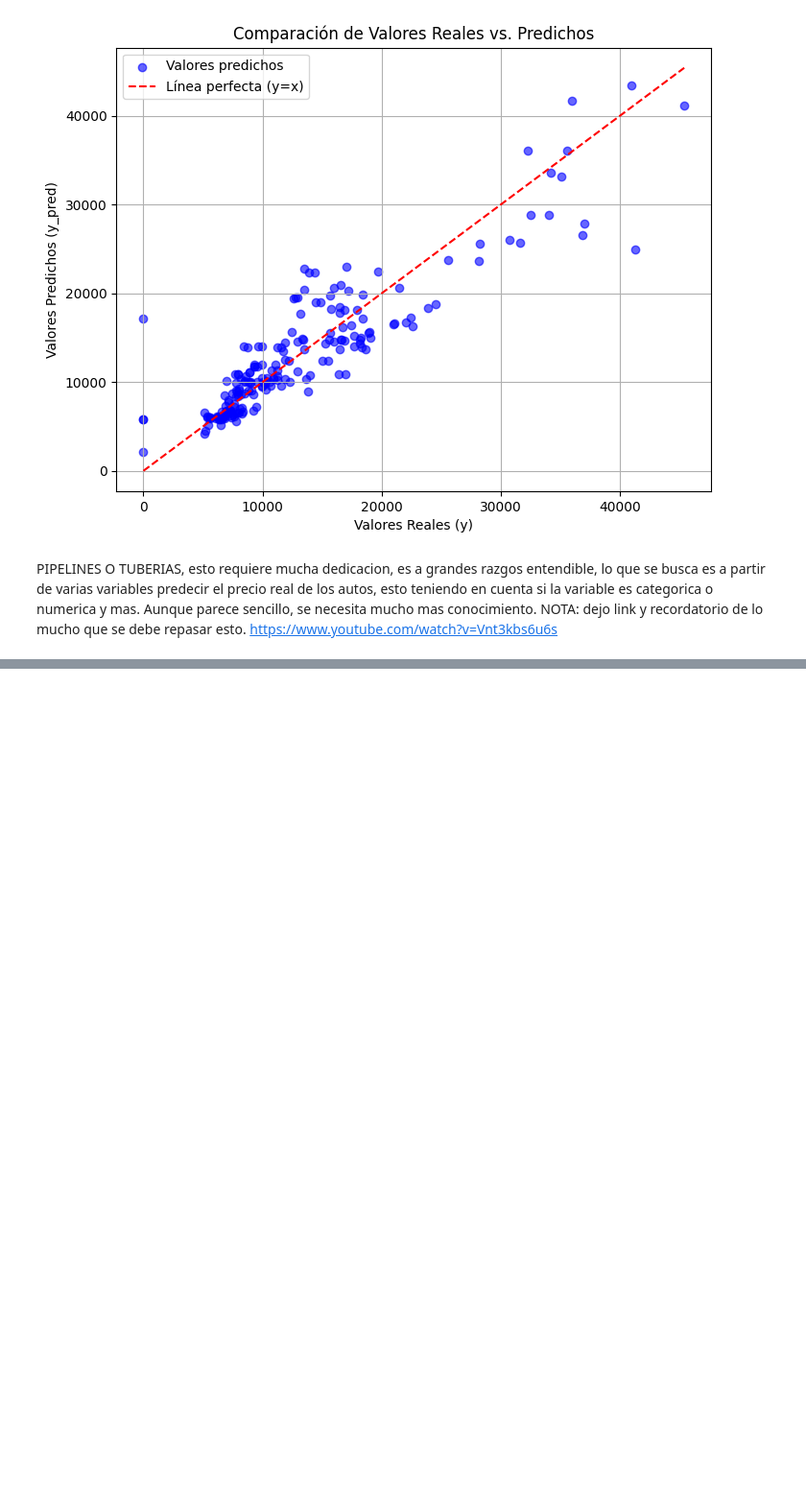
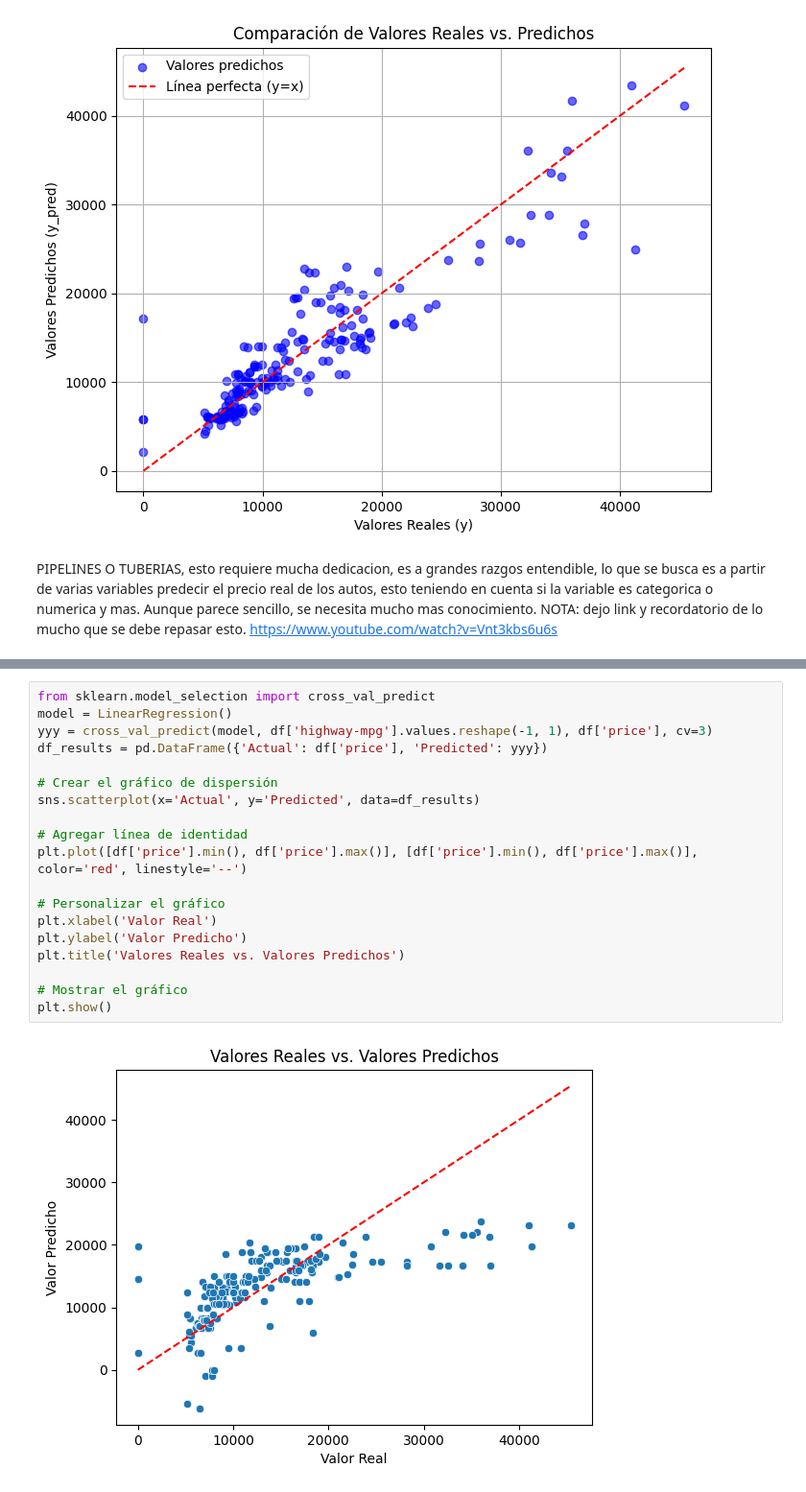
Before and after one commit to HDanny7/CDP, a Jupyter notebook: Senatec/Analisis de Datos/ejemplo.ipynb, the cells around one changed output, grey strips where cells are left out. Shown at 96% size. Drawn from its saved outputs; the diff is of its cells as text; blank space fills up the shorter version.

```diff
--- a/Senatec/Analisis de Datos/ejemplo.ipynb
+++ b/Senatec/Analisis de Datos/ejemplo.ipynb
@@ -682,0 +758,21 @@ PIPELINES O TUBERIAS, esto requiere mucha dedicacion, es a grandes razgos entend
+# %%
+from sklearn.model_selection import cross_val_predict
+model = LinearRegression()
+yyy = cross_val_predict(model, df['highway-mpg'].values.reshape(-1, 1), df['price'], cv=3)
+df_results = pd.DataFrame({'Actual': df['price'], 'Predicted': yyy})
+
+# Crear el gráfico de dispersión
+sns.scatterplot(x='Actual', y='Predicted', data=df_results)
+
+# Agregar línea de identidad
+plt.plot([df['price'].min(), df['price'].max()], [df['price'].min(), df['price'].max()], color='red', linestyle='--')
+
+# Personalizar el gráfico
+plt.xlabel('Valor Real')
+plt.ylabel('Valor Predicho')
+plt.title('Valores Reales vs. Valores Predichos')
+
+# Mostrar el gráfico
+plt.show()
+# %% [output]
+[figure, added]
```
Also changed, not shown: parts of 20 cells of this notebook, 1 other file.
